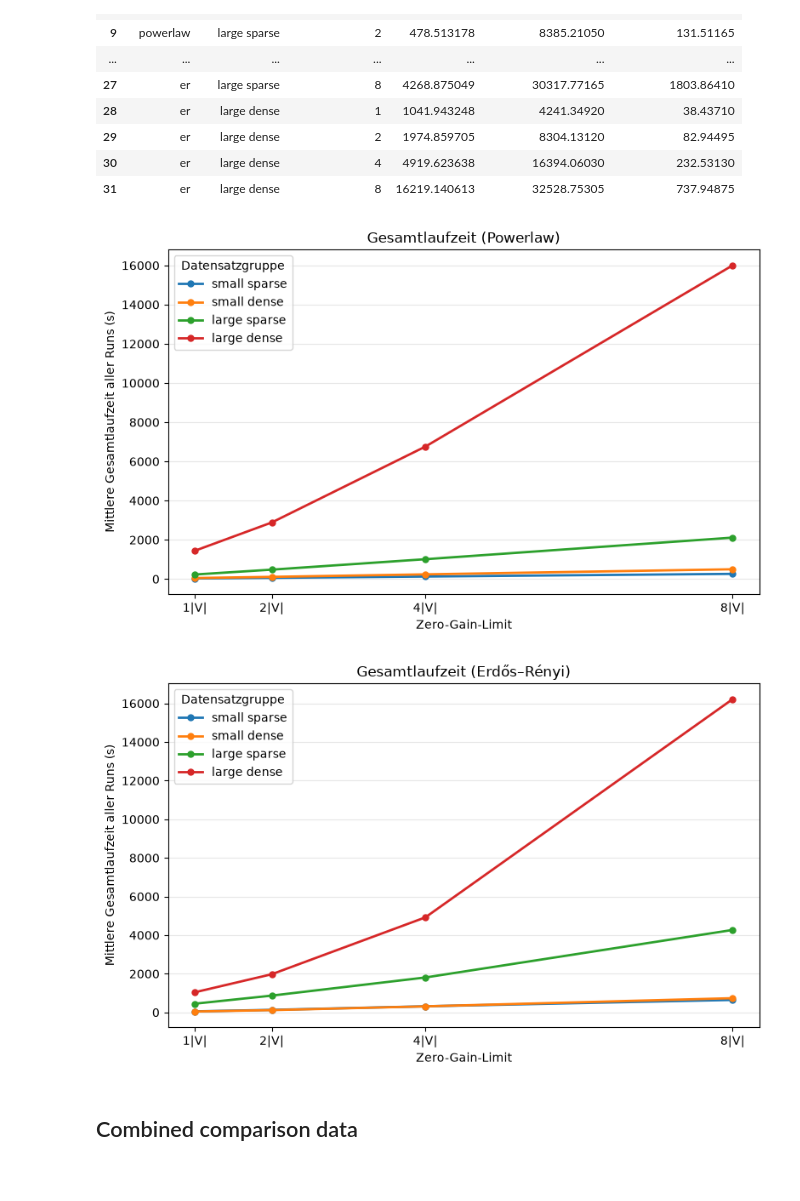
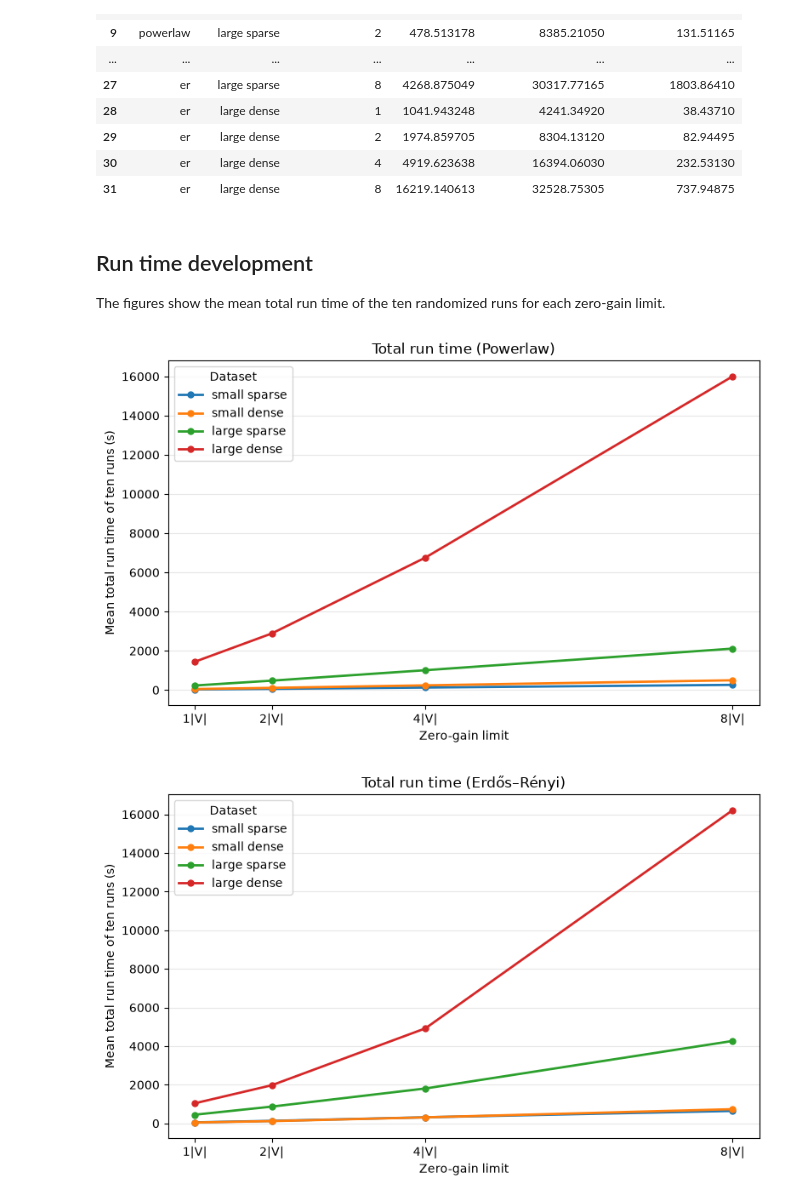
Before and after one commit to lulufka/dense_graph_partition, a Jupyter notebook: notebooks/experiment2/zero_gain_limit_analysis.ipynb, the cells around one changed output. Drawn from its saved outputs; the diff is of its cells as text; code cells hidden in the pictures.

```diff
--- a/notebooks/experiment2/zero_gain_limit_analysis.ipynb
+++ b/notebooks/experiment2/zero_gain_limit_analysis.ipynb
@@ -415,35 +228,22 @@ The reported runtime is the total local-search runtime of all runs for one insta
 # %%
 runtime_per_instance = (
-    zero_gain_raw
-    .groupby(
-        best_run_keys,
-        observed=True,
-    )
+    raw
+    .groupby(best_run_keys, observed=True, as_index=False)
     .agg(
         total_runtime=("ls_runtime", "sum"),
         moves_per_run=("num_moves", "mean"),
         passes_per_run=("num_passes", "mean"),
     )
-    .reset_index()
 )
 
 runtime_summary = (
     runtime_per_instance
-    .groupby(
-        [
-            "graph_type",
-            "dataset_group",
-            "zero_gain_factor",
-        ],
-        observed=True,
-    )
+    .groupby(["graph_type", "dataset_group", "zero_gain_factor",], observed=True, as_index=False)
     .agg(
         mean_runtime=("total_runtime", "mean"),
         mean_moves_per_run=("moves_per_run", "mean"),
         mean_passes_per_run=("passes_per_run", "mean"),
     )
-    .reset_index()
-    .rename(columns={"pipeline": "operator"})
 )
 
 runtime_summary
@@ -465,12 +265,13 @@ runtime_summary
 | 29 | er | large dense | 2 | 1974.859705 | 8304.13120 | 82.94495 |
 | 30 | er | large dense | 4 | 4919.623638 | 16394.06030 | 232.53130 |
 | 31 | er | large dense | 8 | 16219.140613 | 32528.75305 | 737.94875 |
+# %% [markdown]
+## Run time development
+
+The figures show the mean total run time of the ten randomized runs for each zero-gain limit.
 # %%
-def plot_total_runtime(summary: pd.DataFrame, graph_type: str, output_path: str | None = None) -> None:
-    graph_data = (
-        summary[summary["graph_type"] == graph_type]
-        .sort_values(["dataset_group", "zero_gain_factor"])
-    )
+def plot_total_runtime(summary: pd.DataFrame, graph_type: str, output_path: Path | None = None) -> None:
+    graph_data = summary[summary["graph_type"] == graph_type].sort_values(["dataset_group", "zero_gain_factor"])
 
     fig, ax = plt.subplots(figsize=(8, 5))
 
@@ -484,14 +285,13 @@ def plot_total_runtime(summary: pd.DataFrame, graph_type: str, output_path: str
             label=dataset_group,
         )
 
-    ax.set_xlabel("Zero-Gain-Limit")
-    ax.set_ylabel("Mittlere Gesamtlaufzeit aller Runs (s)")
-    ax.set_title(f"Gesamtlaufzeit ({GRAPH_TYPE_LABELS[graph_type]})")
-
+    ax.set_xlabel("Zero-gain limit")
+    ax.set_ylabel("Mean total run time of ten runs (s)")
+    ax.set_title(f"Total run time ({GRAPH_TYPE_LABELS[graph_type]})")
     ax.set_xticks(ZERO_GAIN_FACTORS)
     ax.set_xticklabels([f"{factor}|V|" for factor in ZERO_GAIN_FACTORS])
 
-    ax.legend(title="Datensatzgruppe")
+    ax.legend(title="Dataset")
     ax.grid(axis="y", alpha=0.3)
 
     fig.tight_layout()
@@ -508,17 +308,15 @@ def plot_total_runtime(summary: pd.DataFrame, graph_type: str, output_path: str
 # %%
 plot_total_runtime(
     runtime_summary,
     "powerlaw",
-    "../results/plots/powerlaw_zero_gain_runtime.png"
+    PLOTS_DIR / "powerlaw_zero_gain_runtime.png",
 )
 
 plot_total_runtime(
     runtime_summary,
     "er",
-    "../results/plots/er_zero_gain_runtime.png"
+    PLOTS_DIR / "er_zero_gain_runtime.png",
 )
 # %% [output]
-[figure, old version]
+[figure, new version]
-[figure, old version]
+[figure, new version]
-# %% [markdown]
-## Combined comparison data
```
Also changed, not shown: parts of 25 cells of this notebook, 8 other files.
